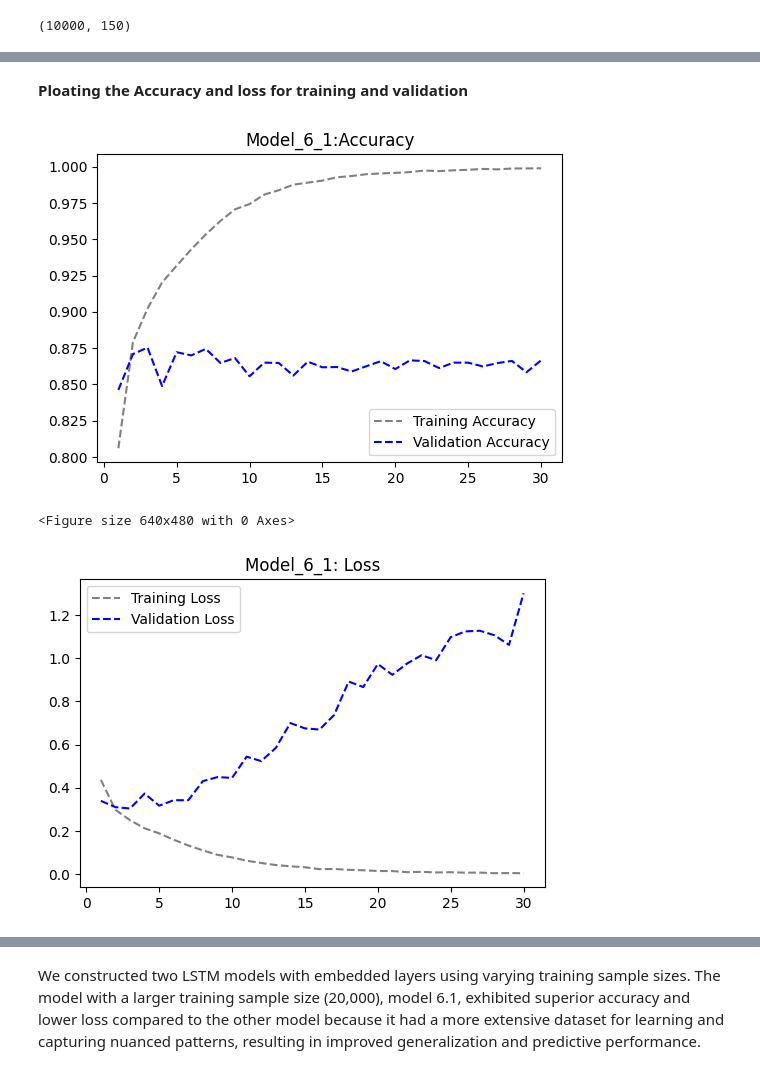
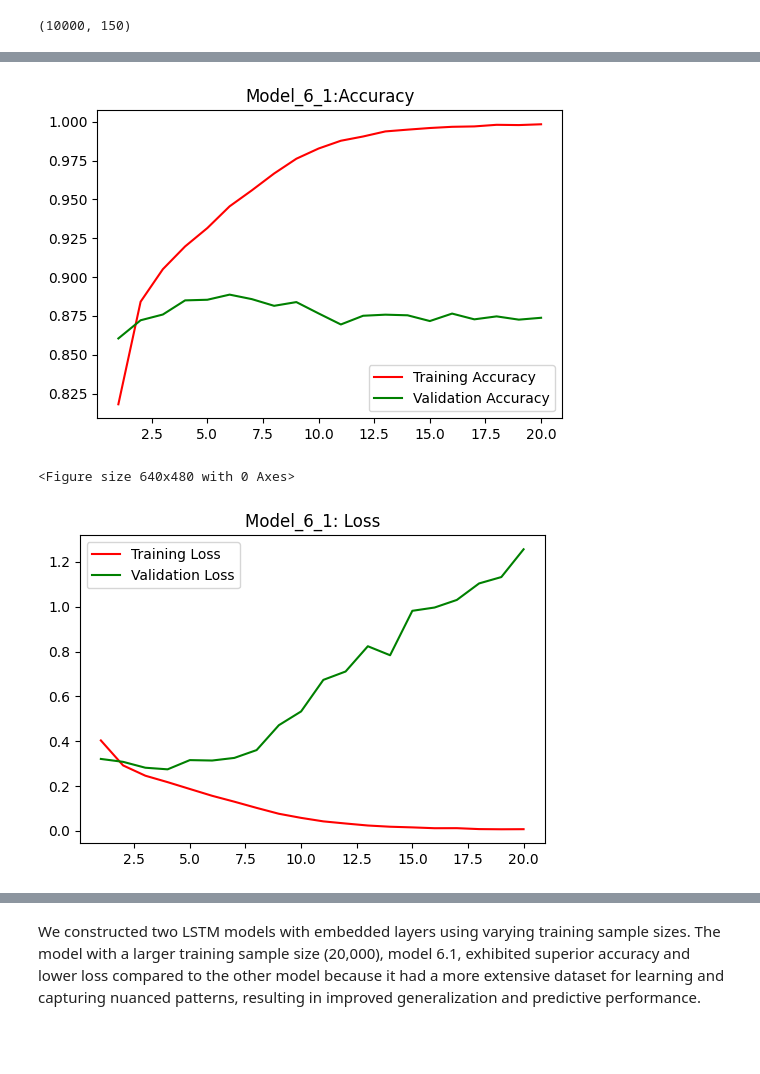
Before and after one commit to 64060kbarot/AML_64061, a Jupyter notebook: Assignment4_Text&Sequence_using_IMDBdataset.ipynb, the cells around one changed output, grey strips where cells are left out. Drawn from its saved outputs; the diff is of its cells as text; code cells hidden in the pictures; blank space fills up the shorter version.

```diff
--- a/Assignment4_Text&Sequence_using_IMDBdataset.ipynb
+++ b/Assignment4_Text&Sequence_using_IMDBdataset.ipynb
@@ -775,7 +760,7 @@ texts = np.concatenate((train_data, test_data), axis=0)
 labels = np.concatenate((train_labels, test_labels), axis=0)
 
 # Splitting the data into Training and Validation Samples
-train_texts, val_texts, train_labels, val_labels = train_test_split(texts, labels, train_size=20000, test_size=10000, random_state=42, stratify=labels)
+train_texts, val_texts, train_labels, val_labels = train_test_split(texts, labels, train_size=35000, test_size=10000, random_state=42, stratify=labels)
 
 # Further split the data to get the test size of 5000 samples
 _, test_texts, _, test_labels = train_test_split(test_data, test_labels, test_size=5000, random_state=42, stratify=test_labels)
@@ -825,14 +808,14 @@ Non-trainable params: 0
 _________________________________________________________________
 # %%
 callbacks = ModelCheckpoint(
-            filepath= "model61.h5",
+            filepath= "model61.Keras",
             save_best_only= True,
             monitor= "val_loss"
             )
 
 Model_61 = model.fit(train_texts, train_labels,
-                    epochs=30,
-                    batch_size=32,
+                    epochs=20,
+                    batch_size=16,
                     validation_data=(val_texts, val_labels),
                     callbacks=callbacks)
 # %% [output]
@@ -856,29 +839,27 @@ Epoch 30/30
-# %% [markdown]
-**Ploating the Accuracy and loss for training and validation**
 # %%
 accuracy = Model_61.history['accuracy']
 val_accuracy = Model_61.history['val_accuracy']
 
 loss = Model_61.history["loss"]
 val_loss = Model_61.history["val_loss"]
 
 epochs = range(1, len(accuracy) + 1)
 
 plt.figure(figsize=(6,4))
-plt.plot(epochs, accuracy, color="grey", linestyle="dashed", label="Training Accuracy")
-plt.plot(epochs, val_accuracy, color="blue",linestyle="dashed", label="Validation Accuracy")
+plt.plot(epochs, accuracy, color="Red", label="Training Accuracy")
+plt.plot(epochs, val_accuracy, color="Green", label="Validation Accuracy")
 plt.title("Model_6_1:Accuracy")
 plt.legend()
 plt.figure()
 
 plt.figure(figsize=(6,4))
-plt.plot(epochs, loss, color="grey", linestyle="dashed", label="Training Loss")
-plt.plot(epochs, val_loss, color="blue", linestyle="dashed", label="Validation Loss")
+plt.plot(epochs, loss, color="Red", label="Training Loss")
+plt.plot(epochs, val_loss, color="Green",  label="Validation Loss")
 plt.title("Model_6_1: Loss")
 plt.legend()
 plt.show()
 # %% [output]
-[figure, old version]
+[figure, new version]
 <Figure size 640x480 with 0 Axes>
-[figure, old version]
+[figure, new version]
 # %%
```
Also changed, not shown: parts of 95 cells of this notebook.
